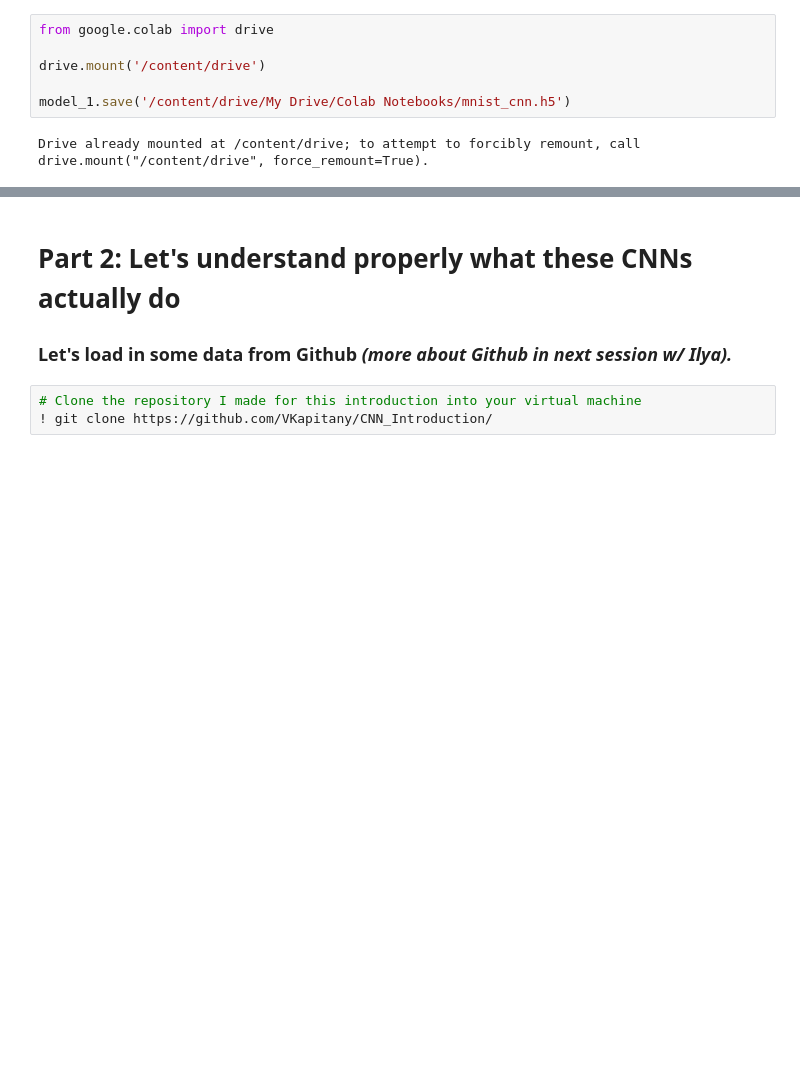
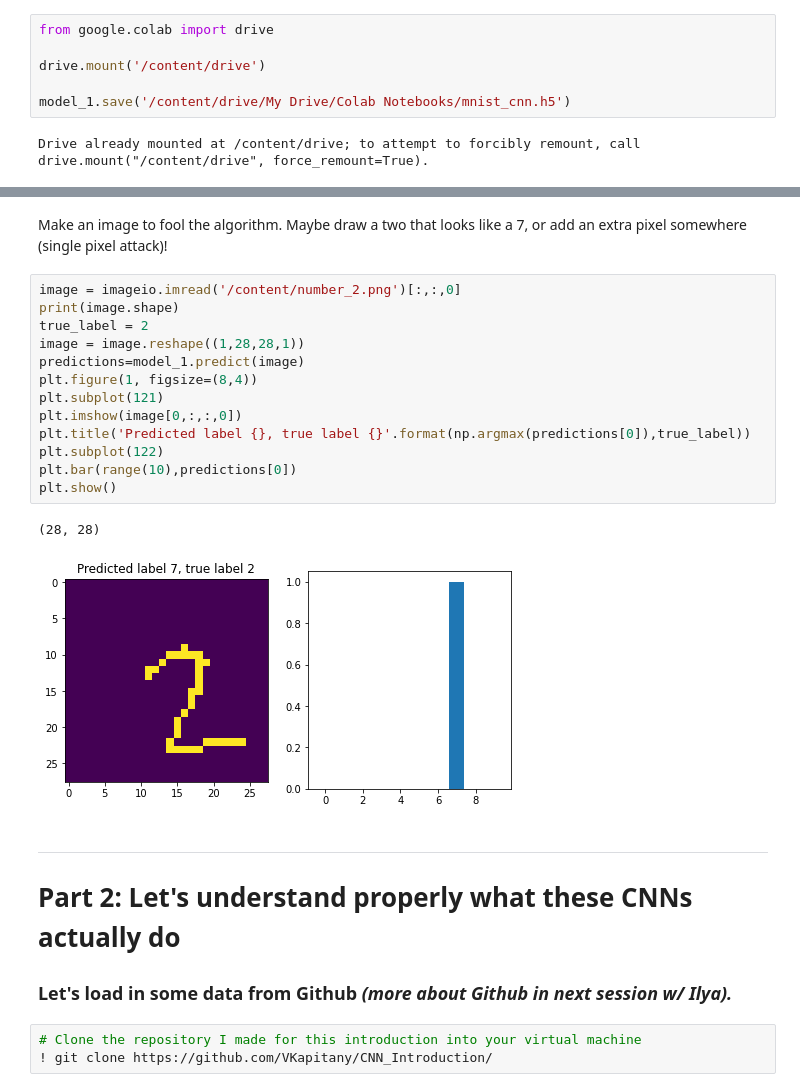
Before and after one commit to VKapitany/CNN_Introduction, a Jupyter notebook: CNN_introduction_solutions.ipynb, the cells around one changed output, grey strips where cells are left out. Drawn from its saved outputs; the diff is of its cells as text; blank space fills up the shorter version.

```diff
--- a/CNN_introduction_solutions.ipynb
+++ b/CNN_introduction_solutions.ipynb
@@ -337,5 +389,24 @@ Drive already mounted at /content/drive; to attempt to forcibly remount, call dr
+# %% [markdown]
+Make an image to fool the algorithm. Maybe draw a two that looks like a 7, or add an extra pixel somewhere (single pixel attack)!
+# %%
+image = imageio.imread('/content/number_2.png')[:,:,0]
+print(image.shape)
+true_label = 2
+image = image.reshape((1,28,28,1))
+predictions=model_1.predict(image)
+plt.figure(1, figsize=(8,4))
+plt.subplot(121)
+plt.imshow(image[0,:,:,0])
+plt.title('Predicted label {}, true label {}'.format(np.argmax(predictions[0]),true_label))
+plt.subplot(122)
+plt.bar(range(10),predictions[0])
+plt.show()
+# %% [output]
+(28, 28)
+[figure, added]
 # %% [markdown]
-# Part 2: Let's understand properly what these CNNs actually do
+---
+# **Part 2: Let's understand properly what these CNNs actually do**
 
 ### Let's load in some data from Github *(more about Github in next session w/ Ilya).*
 # %%
```
Also changed, not shown: parts of 11 cells of this notebook.
